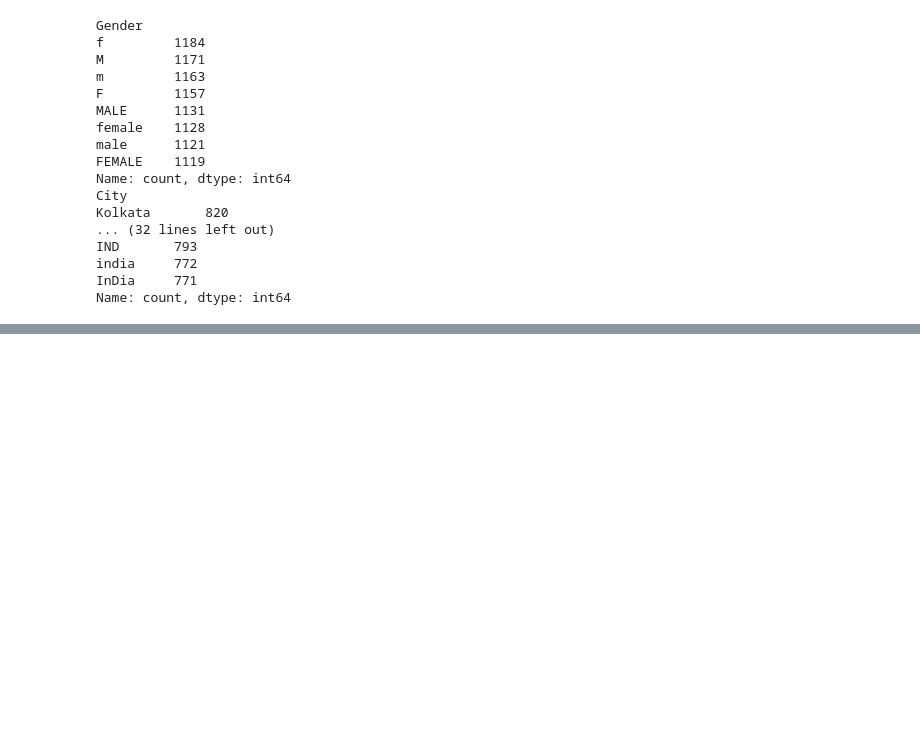
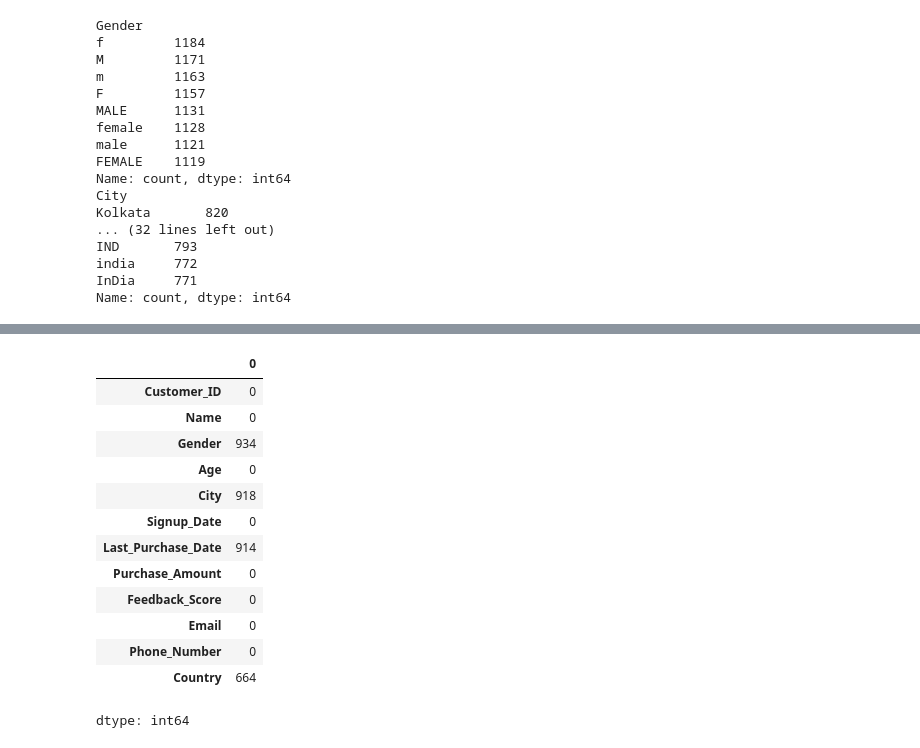
Before and after one commit to rajendra0968jangid/data_cleaning_sales_data, a Jupyter notebook: data_cleaning.ipynb, the cells around one changed output, grey strips where cells are left out. Saved outputs shown, nothing was run; the diff lists cells and outputs as text; code cells hidden in the pictures; blank space fills up the shorter version.

```diff
--- a/data_cleaning.ipynb
+++ b/data_cleaning.ipynb
@@ -200,0 +283,5 @@ Name: count, dtype: int64
+# %%
+df.replace('nan years', age_median , inplace=True)
+# %%
+df['Age'].fillna(age_median,inplace=True)
+df['Age'].unique()
@@ -200,0 +295,3 @@ Name: count, dtype: int64
+# %%
+# purchase amount
+df['Purchase_Amount'].fillna(df['Purchase_Amount'].median(),inplace=True)
@@ -200,0 +305,3 @@ Name: count, dtype: int64
+# %%
+# feedback score
+df['Feedback_Score'].fillna(df['Feedback_Score'].mode()[0] , inplace=True)
@@ -200,0 +315,17 @@ Name: count, dtype: int64
+# %%
+df.isnull().sum()
+# %% [output]
+|  | 0 |
+| Customer_ID | 0 |
+| Name | 0 |
+| Gender | 934 |
+| Age | 0 |
+| City | 918 |
+| Signup_Date | 0 |
+| Last_Purchase_Date | 914 |
+| Purchase_Amount | 0 |
+| Feedback_Score | 0 |
+| Email | 0 |
+| Phone_Number | 0 |
+| Country | 664 |
+dtype: int64
```
Also changed, not shown: parts of 11 cells of this notebook.
